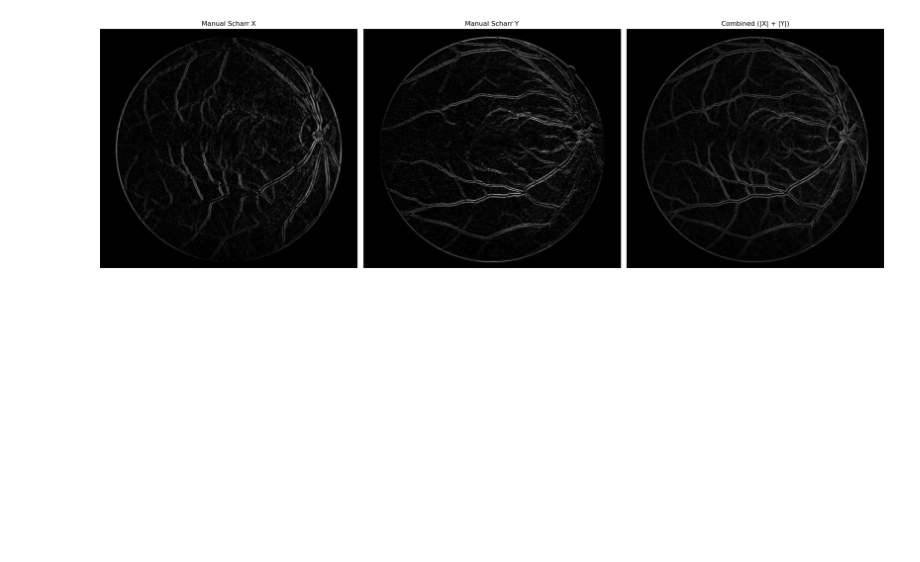
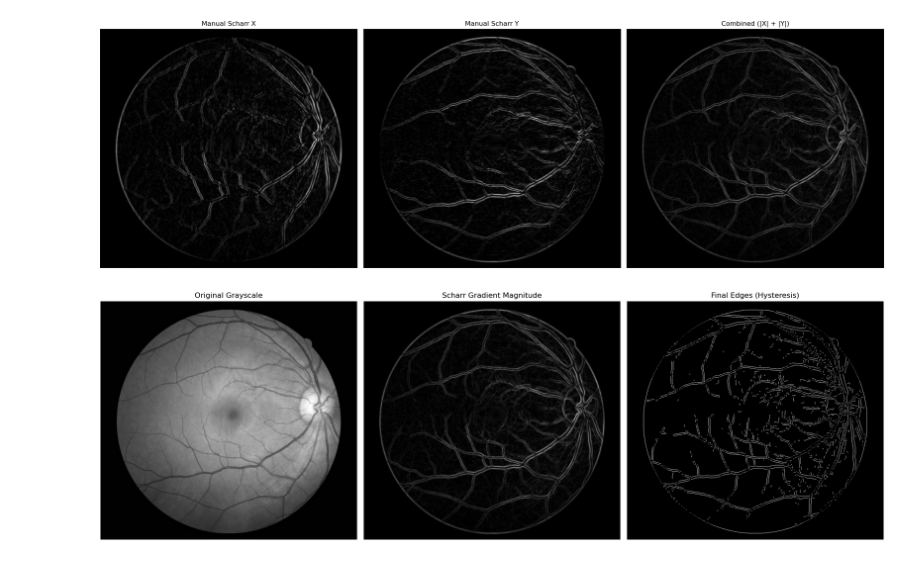
Before and after one commit to Shreyas8612/Image_Processing_Fundas_Images, a Jupyter notebook: Image_Processing.ipynb, the cells around one changed output. Cells and saved outputs as stored; diff of their text form; code cells hidden in the pictures; blank space fills up the shorter version.

Commit message:
Performed Hysteresis Thresholding

```diff
--- a/Image_Processing.ipynb
+++ b/Image_Processing.ipynb
@@ -32,6 +32,8 @@ Min Intensity:  0
 # Create a CLAHE object for comparison
 clahe = cv2.createCLAHE(clipLimit=2.0, tileGridSize=(8,8))
 clahe_img = clahe.apply(gray_img)
+# Apply median filter with 5x5 kernel
+clahe_img = cv2.medianBlur(clahe_img, 5)
 # %%
 def perona_malik_diffusion(img, num_iterations=10, kappa=20, gamma=0.1):
     """
@@ -171,0 +341,32 @@ plt.show()
+# %%
+# 2. Run Scharr + Hysteresis Edge Detection
+edges, I_x, I_y, magnitude, orientation = scharr_edge_detection_hysteresis(
+    filtered_np,
+    low_ratio=0.07,  # Adjust these for your use-case
+    high_ratio=0.1
+)
+
+# 3. Visualization
+# Display the NMS magnitude (for reference) and the final edges
+fig, axs = plt.subplots(1, 3, figsize=(18, 6))
+
+# a) Original
+axs[0].imshow(gray_img, cmap='gray')
+axs[0].set_title("Original Grayscale")
+axs[0].axis('off')
+
+# b) Gradient Magnitude
+mag_norm = (magnitude / np.max(magnitude + 1e-8)) * 255
+axs[1].imshow(mag_norm.astype(np.uint8), cmap='gray')
+axs[1].set_title("Scharr Gradient Magnitude")
+axs[1].axis('off')
+
+# c) Final Edges (hysteresis)
+axs[2].imshow(edges, cmap='gray')
+axs[2].set_title("Final Edges (Hysteresis)")
+axs[2].axis('off')
+
+plt.tight_layout()
+plt.show()
+# %% [output]
+[figure, added]
```
Also changed, not shown: parts of 1 cell of this notebook.
